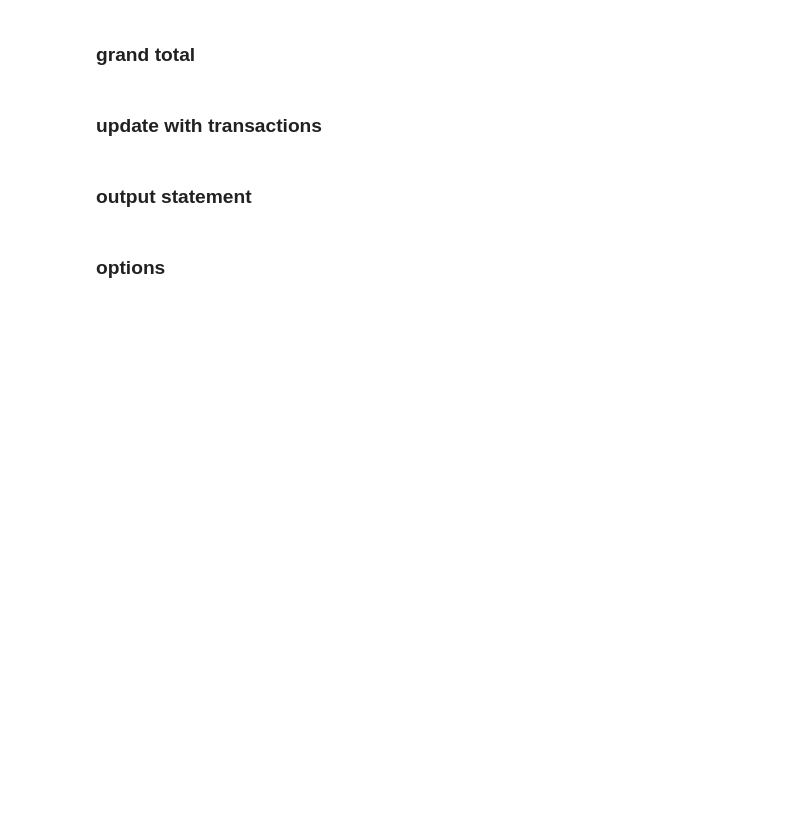
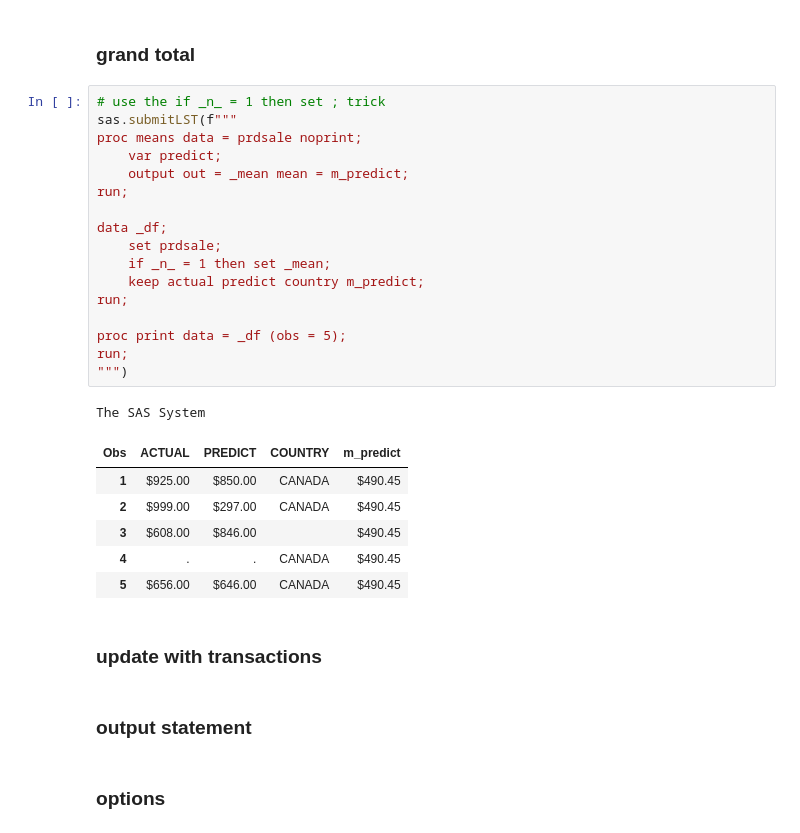
Before and after one commit to 0xdomyz/sas_collection, a Jupyter notebook: data_step/modify_combine_datasets.ipynb, the cells around one changed output. Drawn from its saved outputs; the diff is of its cells as text; blank space fills up the shorter version.

```diff
--- a/data_step/modify_combine_datasets.ipynb
+++ b/data_step/modify_combine_datasets.ipynb
@@ -181,5 +191,30 @@ sas.sasdata("_b","work").obs()=1440
 # %% [markdown]
 ### grand total
+# %%
+# use the if _n_ = 1 then set ; trick
+sas.submitLST(f"""
+proc means data = prdsale noprint;
+    var predict;
+    output out = _mean mean = m_predict;
+run;
+
+data _df;
+    set prdsale;
+    if _n_ = 1 then set _mean;
+    keep actual predict country m_predict;
+run;
+
+proc print data = _df (obs = 5);
+run;
+""")
+# %% [output]
+The SAS System
+| Obs | ACTUAL | PREDICT | COUNTRY | m_predict |
+| 1 | $925.00 | $850.00 | CANADA | $490.45 |
+| 2 | $999.00 | $297.00 | CANADA | $490.45 |
+| 3 | $608.00 | $846.00 |  | $490.45 |
+| 4 | . | . | CANADA | $490.45 |
+| 5 | $656.00 | $646.00 | CANADA | $490.45 |
 # %% [markdown]
 ### update with transactions
 # %% [markdown]
```
Also changed, not shown: parts of 6 cells of this notebook.
